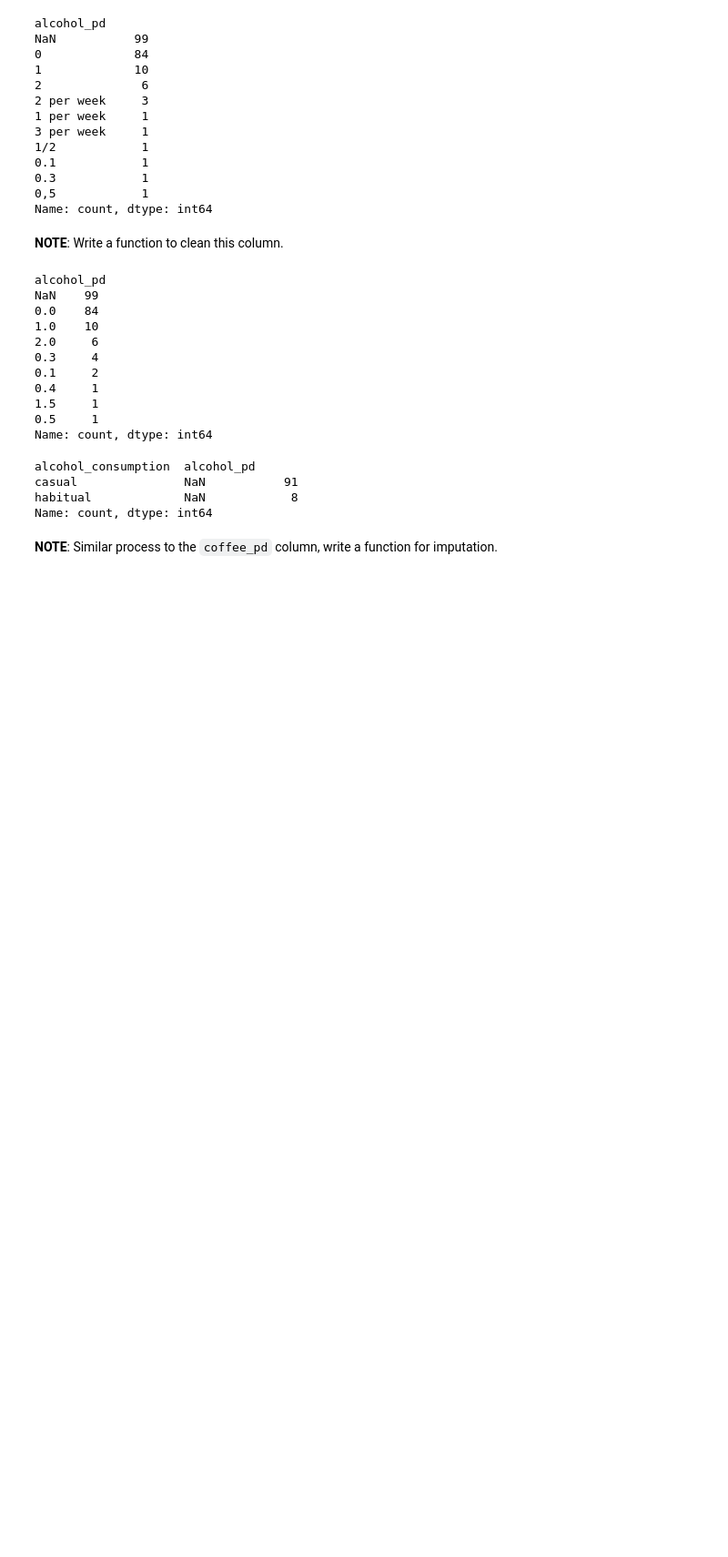
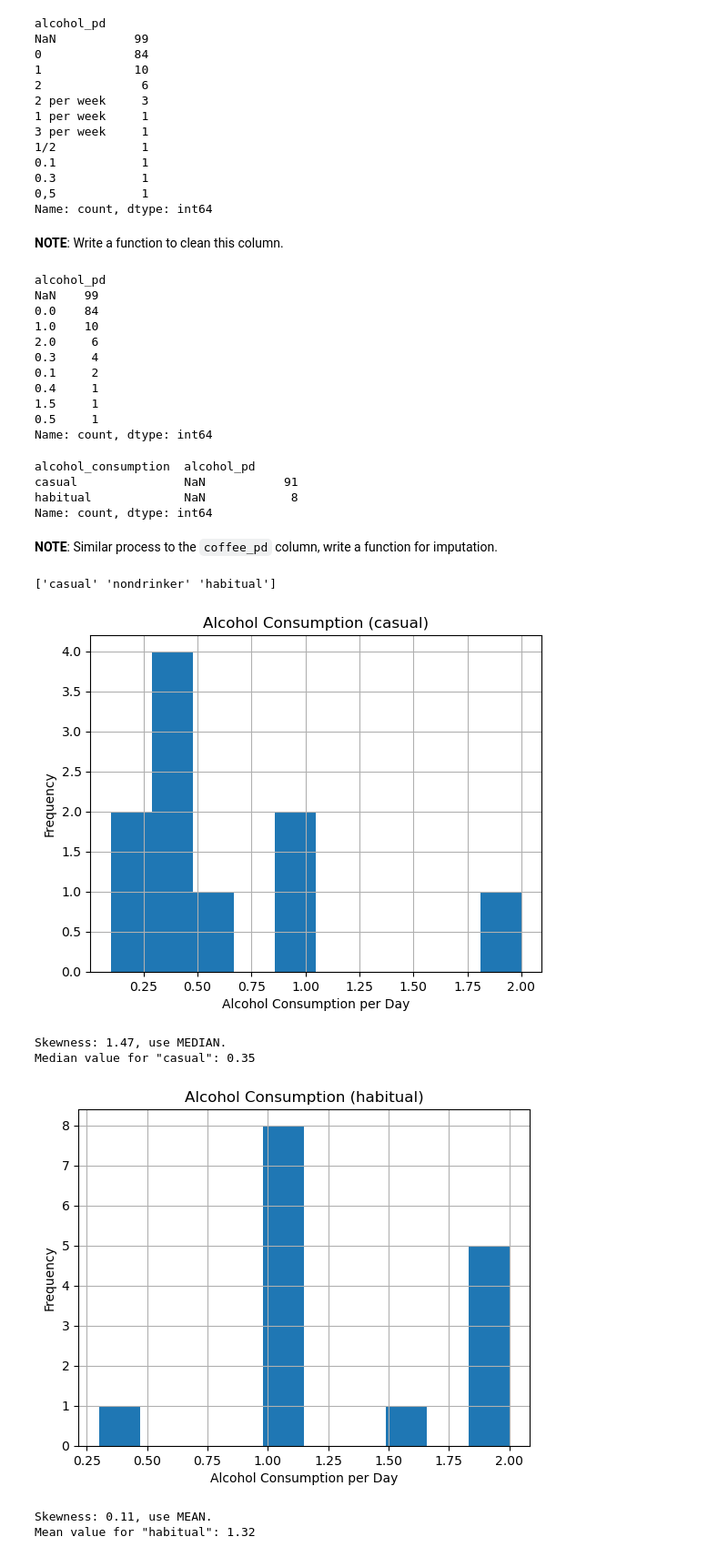
Before and after one commit to alyssahondrade/ml-perspectives-on-voice-disorder-diagnosis, a Jupyter notebook: 02_data_cleaning_V2.ipynb, the cells around one changed output. Shown at 91% size. Drawn from its saved outputs; the diff is of its cells as text; code cells hidden in the pictures; blank space fills up the shorter version.

Commit message:
fixed the imputation function

```diff
--- a/02_data_cleaning_V2.ipynb
+++ b/02_data_cleaning_V2.ipynb
@@ -648,0 +723,10 @@ __NOTE__: Similar process to the `coffee_pd` column, write a function for imputa
+# %%
+imputation(clean_cat_df, 'alcohol_consumption', 'alcohol_pd')
+# %% [output]
+['casual' 'nondrinker' 'habitual']
+[figure, added]
+Skewness: 1.47, use MEDIAN.
+Median value for "casual": 0.35
+[figure, added]
+Skewness: 0.11, use MEAN.
+Mean value for "habitual": 1.32
```
Also changed, not shown: parts of 3 cells of this notebook.
